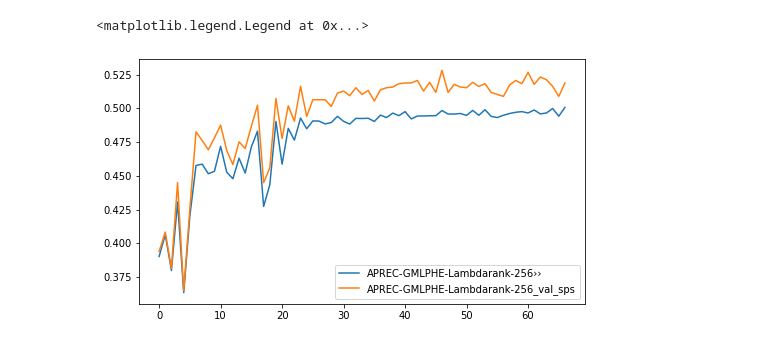
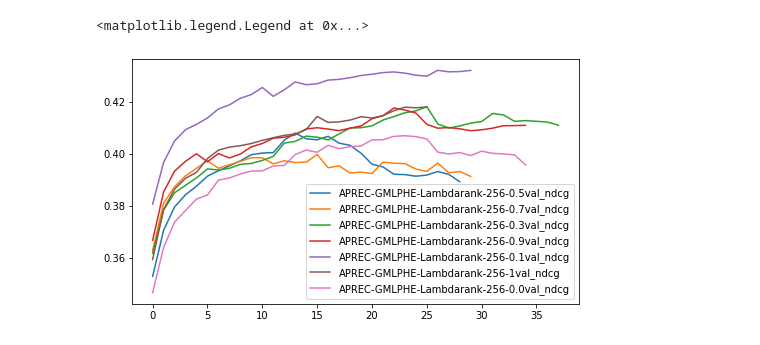
Before and after one commit to asash/gptrec_rl, a Jupyter notebook: evaluation/Results_analysis.ipynb, the cells around one changed output. Saved outputs shown, nothing was run; the diff lists cells and outputs as text; code cells hidden in the pictures.

```diff
--- a/evaluation/Results_analysis.ipynb
+++ b/evaluation/Results_analysis.ipynb
@@ -61,6 +61,6 @@ def get_data_from_logs(logfile, experiment_num):
 def moving_average(x, w):
     return np.convolve(x, np.ones(w), 'valid') / w
 # %%
-experiment_logs = './results/booking_config_2021_01_16T14_07_20/stdout'
+experiment_logs = './results/booking_config_2021_01_18T07_46_55/stdout'
 data = get_data_from_logs(experiment_logs, 0)
 # %%
@@ -76,26 +79,26 @@ df
 # %%
 def get_metric(metric_history, metric_name):
     result = []
     for item in metric_history:
         try:
             result.append(item[metric_name])
         except:
             print(item)
     return result
 
 plt.figure(figsize=(8, 4.5))
 for recommender in data:
     if len(recommender['metrics_history']) > 0:
         history = recommender['metrics_history']
         ndcg = get_metric(history, 'ndcg_at_40')
         val_ndcg = get_metric(history, 'val_ndcg_at_40')
 
         success = get_metric(history, 'Success_at_4')
         val_success = get_metric(history, 'val_Success_at_4')
 
-        plt.plot(val_ndcg, label=recommender['model_name'] + "››")
-        plt.plot(val_success, label=recommender['model_name'] + "_val_sps")
+        plt.plot(moving_average(val_ndcg, 15), label=recommender['model_name'] + "val_ndcg")
+        #plt.plot(val_success, label=recommender['model_name'] + "_val_sps")
 plt.legend()
 # %% [output]
 <matplotlib.legend.Legend at 0x...>
-[figure, old version]
+[figure, new version]
```
Also changed, not shown: parts of 11 cells of this notebook, 1 other file.
